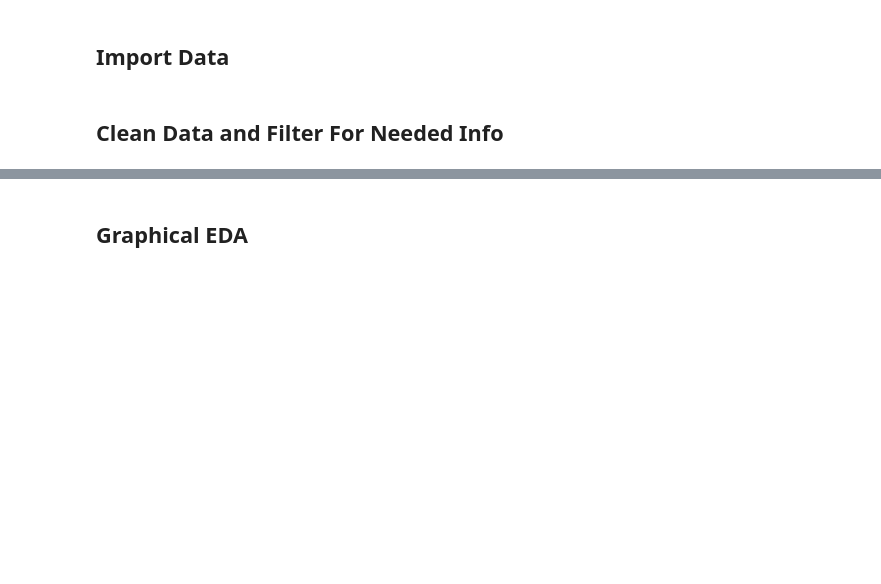
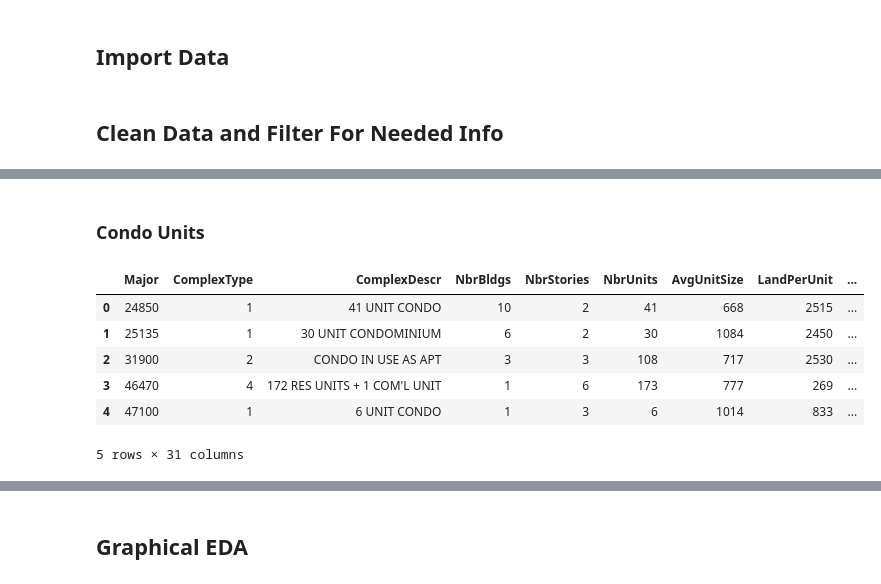
Before and after one commit to angelicacodes/phase_2_project_chicago-sf-seattle-ds-082420, a Jupyter notebook: notebooks/eda/Sindhu_EDA.ipynb, the cells around one changed output, grey strips where cells are left out. Cells and saved outputs as stored; diff of their text form; code cells hidden in the pictures; blank space fills up the shorter version.

```diff
--- a/notebooks/eda/Sindhu_EDA.ipynb
+++ b/notebooks/eda/Sindhu_EDA.ipynb
@@ -19,5 +22,6 @@ import zipfile
 parcel = pd.read_csv("../../data/raw/EXTR_Parcel.csv", encoding='latin-1')
 real_property_sales = pd.read_csv("../../data/raw/EXTR_RPSale.csv", encoding='latin-1', low_memory=False)
 residential_building = pd.read_csv("../../data/raw/EXTR_ResBldg.csv", encoding='latin-1', low_memory=False)
+condo_data = pd.read_csv("../../data/raw/EXTR_CondoComplex.csv", encoding='latin-1', low_memory=False)
 # %% [markdown]
 ## Clean Data and Filter For Needed Info
@@ -124 +128,13 @@ merged_tables.shape
+# %% [markdown]
+### Condo Units
+# %%
+condo_data.head()
+# %% [output]
+|  | Major | ComplexType | ComplexDescr | NbrBldgs | NbrStories | NbrUnits | AvgUnitSize | LandPerUnit | ... |
+| 0 | 24850 | 1 | 41 UNIT CONDO | 10 | 2 | 41 | 668 | 2515 | ... |
+| 1 | 25135 | 1 | 30 UNIT CONDOMINIUM | 6 | 2 | 30 | 1084 | 2450 | ... |
+| 2 | 31900 | 2 | CONDO IN USE AS APT | 3 | 3 | 108 | 717 | 2530 | ... |
+| 3 | 46470 | 4 | 172 RES UNITS + 1 COM'L UNIT | 1 | 6 | 173 | 777 | 269 | ... |
+| 4 | 47100 | 1 | 6 UNIT CONDO | 1 | 3 | 6 | 1014 | 833 | ... |
+5 rows × 31 columns
 # %%
```
Also changed, not shown: parts of 22 cells of this notebook, 1 other file.
